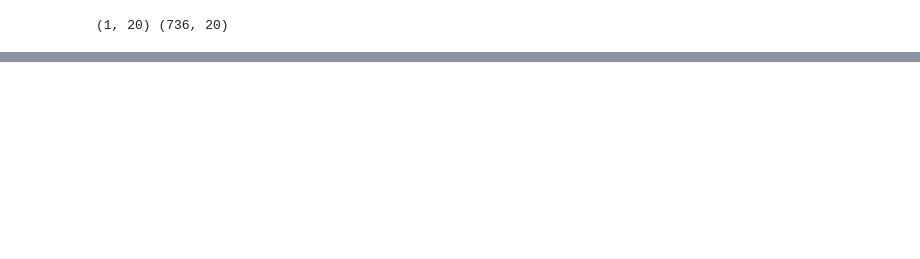
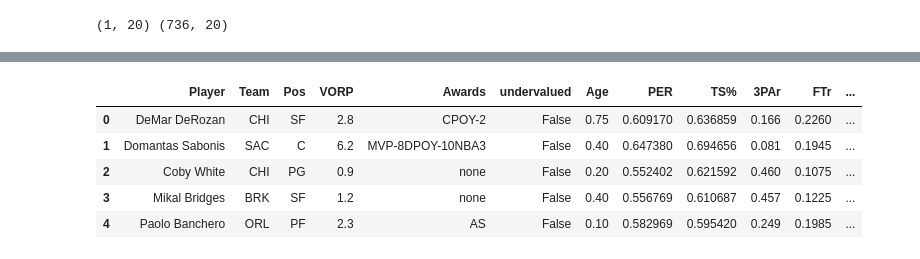
Before and after one commit to patience275/nba, a Jupyter notebook: wnba_2.ipynb, the cells around one changed output, grey strips where cells are left out. Cells and saved outputs as stored; diff of their text form; code cells hidden in the pictures; blank space fills up the shorter version.

```diff
--- a/wnba_2.ipynb
+++ b/wnba_2.ipynb
@@ -203,6 +203,8 @@ scaled_metrics.head()
 | 4 | 0.10 | 0.582969 | 0.595420 | 0.249 | 0.1985 | 0.063080 | 0.200 | 0.216822 | 0.441331 | 0.069519 | 0.102564 | ... |
 # %%
 players_info=['Player','Team', 'Pos', 'VORP', 'Awards', 'undervalued']
+# %%
+players_info_df = df[['Player', 'Team', 'Pos', 'VORP', 'Awards', 'undervalued']]
 # %%
 scaled_metrics.columns
 # %% [output]
@@ -295,0 +299,10 @@ undervalued_recs.head(10)
+# %%
+players_scaled = pd.concat([players_info_df, scaled_metrics], axis=1)
+players_scaled.head()
+# %% [output]
+|  | Player | Team | Pos | VORP | Awards | undervalued | Age | PER | TS% | 3PAr | FTr | ... |
+| 0 | DeMar DeRozan | CHI | SF | 2.8 | CPOY-2 | False | 0.75 | 0.609170 | 0.636859 | 0.166 | 0.2260 | ... |
+| 1 | Domantas Sabonis | SAC | C | 6.2 | MVP-8DPOY-10NBA3 | False | 0.40 | 0.647380 | 0.694656 | 0.081 | 0.1945 | ... |
+| 2 | Coby White | CHI | PG | 0.9 | none | False | 0.20 | 0.552402 | 0.621592 | 0.460 | 0.1075 | ... |
+| 3 | Mikal Bridges | BRK | SF | 1.2 | none | False | 0.40 | 0.556769 | 0.610687 | 0.457 | 0.1225 | ... |
+| 4 | Paolo Banchero | ORL | PF | 2.3 | AS | False | 0.10 | 0.582969 | 0.595420 | 0.249 | 0.1985 | ... |
```
Also changed, not shown: parts of 3 cells of this notebook.
